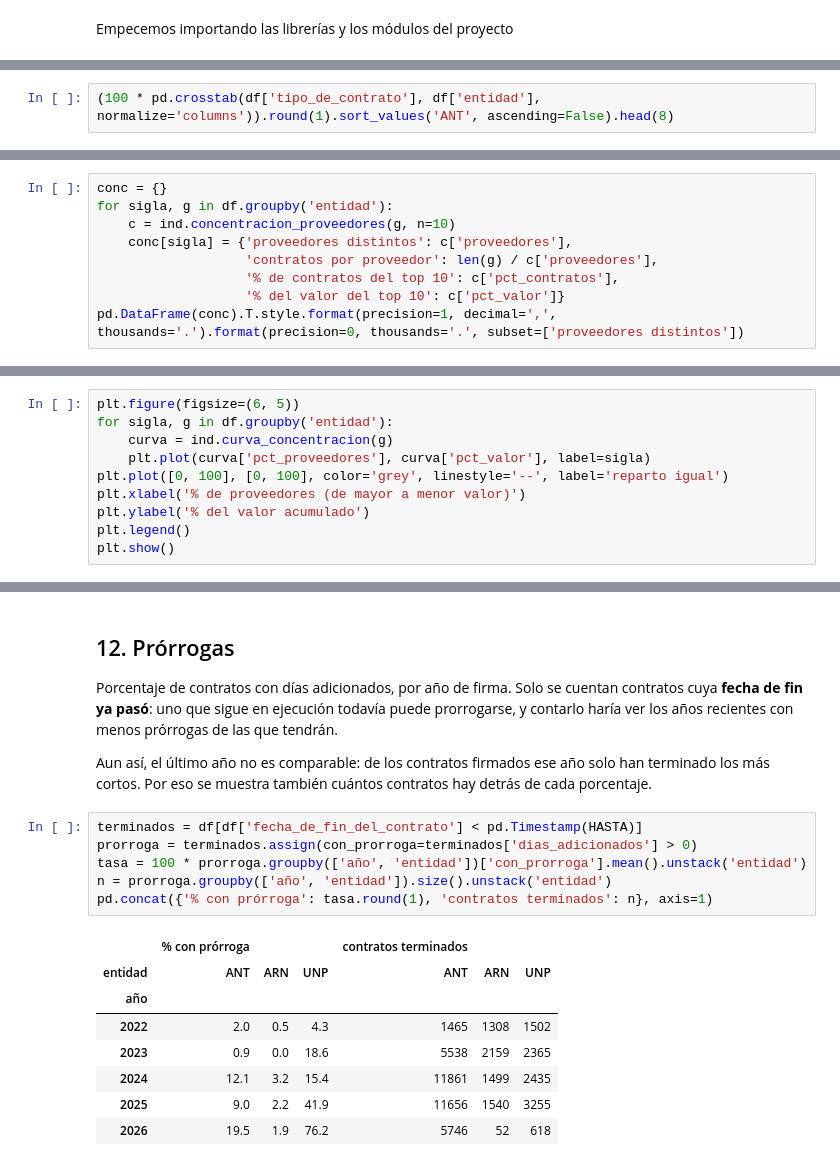
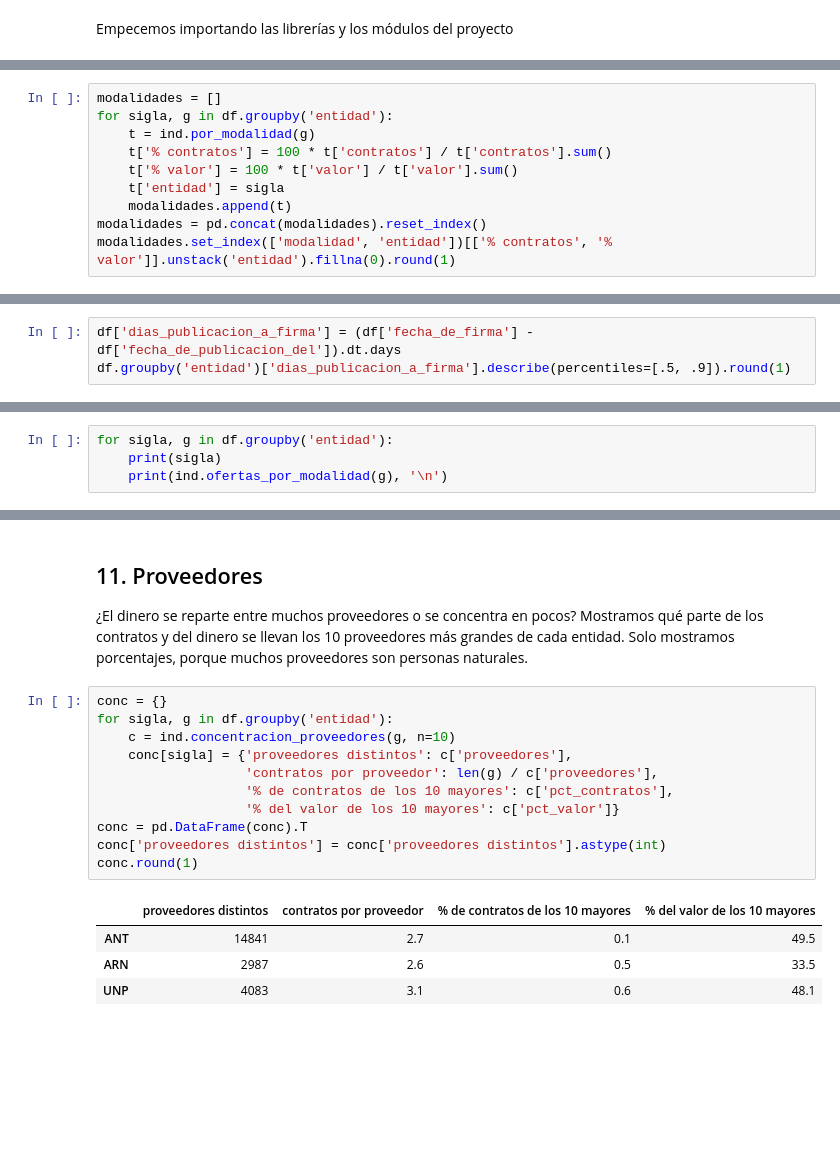
Before and after one commit to cristian72421/secop2-pipeline, a Jupyter notebook: notebooks/reporte_descriptivo.ipynb, the cells around one changed output, grey strips where cells are left out. Saved outputs shown, nothing was run; the diff lists cells and outputs as text; blank space fills up the shorter version.

```diff
--- a/notebooks/reporte_descriptivo.ipynb
+++ b/notebooks/reporte_descriptivo.ipynb
@@ -215,3 +190,11 @@ Tipo de contrato: porcentaje de los contratos de cada entidad
 # %%
-(100 * pd.crosstab(df['tipo_de_contrato'], df['entidad'], normalize='columns')).round(1).sort_values('ANT', ascending=False).head(8)
+modalidades = []
+for sigla, g in df.groupby('entidad'):
+    t = ind.por_modalidad(g)
+    t['% contratos'] = 100 * t['contratos'] / t['contratos'].sum()
+    t['% valor'] = 100 * t['valor'] / t['valor'].sum()
+    t['entidad'] = sigla
+    modalidades.append(t)
+modalidades = pd.concat(modalidades).reset_index()
+modalidades.set_index(['modalidad', 'entidad'])[['% contratos', '% valor']].unstack('entidad').fillna(0).round(1)
 # %% [output]
@@ -386,10 +387,4 @@ Qué parte de los contratos y del valor se llevan los 10 mayores proveedores de
 # %%
-conc = {}
-for sigla, g in df.groupby('entidad'):
-    c = ind.concentracion_proveedores(g, n=10)
-    conc[sigla] = {'proveedores distintos': c['proveedores'],
-                   'contratos por proveedor': len(g) / c['proveedores'],
-                   '% de contratos del top 10': c['pct_contratos'],
-                   '% del valor del top 10': c['pct_valor']}
-pd.DataFrame(conc).T.style.format(precision=1, decimal=',', thousands='.').format(precision=0, thousands='.', subset=['proveedores distintos'])
+df['dias_publicacion_a_firma'] = (df['fecha_de_firma'] - df['fecha_de_publicacion_del']).dt.days
+df.groupby('entidad')['dias_publicacion_a_firma'].describe(percentiles=[.5, .9]).round(1)
 # %% [output]
@@ -402,11 +402,5 @@ Curva de concentración: porcentaje del valor acumulado por los proveedores, de
 # %%
-plt.figure(figsize=(6, 5))
 for sigla, g in df.groupby('entidad'):
-    curva = ind.curva_concentracion(g)
-    plt.plot(curva['pct_proveedores'], curva['pct_valor'], label=sigla)
-plt.plot([0, 100], [0, 100], color='grey', linestyle='--', label='reparto igual')
-plt.xlabel('% de proveedores (de mayor a menor valor)')
-plt.ylabel('% del valor acumulado')
-plt.legend()
-plt.show()
+    print(sigla)
+    print(ind.ofertas_por_modalidad(g), '\n')
 # %% [output]
@@ -414,21 +424,20 @@ plt.show()
 # %% [markdown]
-## 12. Prórrogas
+## 11. Proveedores
 
-Porcentaje de contratos con días adicionados, por año de firma. Solo se cuentan contratos cuya **fecha de fin ya pasó**: uno que sigue en ejecución todavía puede prorrogarse, y contarlo haría ver los años recientes con menos prórrogas de las que tendrán.
-
-Aun así, el último año no es comparable: de los contratos firmados ese año solo han terminado los más cortos. Por eso se muestra también cuántos contratos hay detrás de cada porcentaje.
+¿El dinero se reparte entre muchos proveedores o se concentra en pocos? Mostramos qué parte de los contratos y del dinero se llevan los 10 proveedores más grandes de cada entidad. Solo mostramos porcentajes, porque muchos proveedores son personas naturales.
 # %%
-terminados = df[df['fecha_de_fin_del_contrato'] < pd.Timestamp(HASTA)]
-prorroga = terminados.assign(con_prorroga=terminados['dias_adicionados'] > 0)
-tasa = 100 * prorroga.groupby(['año', 'entidad'])['con_prorroga'].mean().unstack('entidad')
-n = prorroga.groupby(['año', 'entidad']).size().unstack('entidad')
-pd.concat({'% con prórroga': tasa.round(1), 'contratos terminados': n}, axis=1)
+conc = {}
+for sigla, g in df.groupby('entidad'):
+    c = ind.concentracion_proveedores(g, n=10)
+    conc[sigla] = {'proveedores distintos': c['proveedores'],
+                   'contratos por proveedor': len(g) / c['proveedores'],
+                   '% de contratos de los 10 mayores': c['pct_contratos'],
+                   '% del valor de los 10 mayores': c['pct_valor']}
+conc = pd.DataFrame(conc).T
+conc['proveedores distintos'] = conc['proveedores distintos'].astype(int)
+conc.round(1)
 # %% [output]
-|  | % con prórroga |  |  | contratos terminados |  |  |
-| entidad | ANT | ARN | UNP | ANT | ARN | UNP |
-| año |  |  |  |  |  |  |
-| 2022 | 2.0 | 0.5 | 4.3 | 1465 | 1308 | 1502 |
-| 2023 | 0.9 | 0.0 | 18.6 | 5538 | 2159 | 2365 |
-| 2024 | 12.1 | 3.2 | 15.4 | 11861 | 1499 | 2435 |
-| 2025 | 9.0 | 2.2 | 41.9 | 11656 | 1540 | 3255 |
-| 2026 | 19.5 | 1.9 | 76.2 | 5746 | 52 | 618 |
+|  | proveedores distintos | contratos por proveedor | % de contratos de los 10 mayores | % del valor de los 10 mayores |
+| ANT | 14841 | 2.7 | 0.1 | 49.5 |
+| ARN | 2987 | 2.6 | 0.5 | 33.5 |
+| UNP | 4083 | 3.1 | 0.6 | 48.1 |
```
Also changed, not shown: parts of 64 cells of this notebook, 2 other files.
